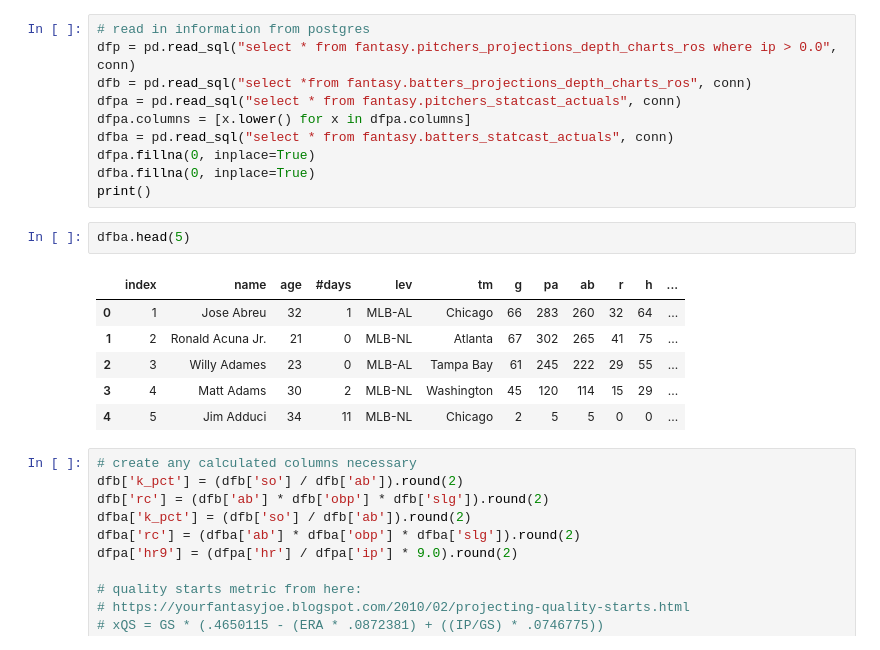
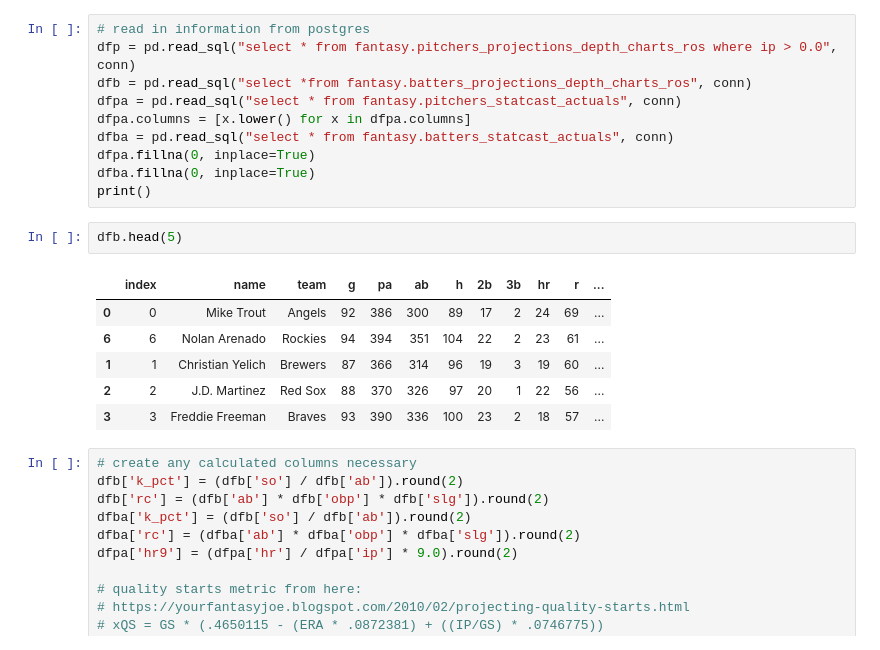
Before and after one commit to zmsy/notebooks, a Jupyter notebook: Player Z-scores.ipynb, the cells around one changed output. Saved outputs shown, nothing was run; the diff lists cells and outputs as text.

```diff
--- a/Player Z-scores.ipynb
+++ b/Player Z-scores.ipynb
@@ -68,14 +68,14 @@ dfpa.fillna(0, inplace=True)
 dfba.fillna(0, inplace=True)
 print()
 # %%
-dfba.head(5)
+dfb.head(5)
 # %% [output]
-|  | index | name | age | #days | lev | tm | g | pa | ab | r | h | ... |
-| 0 | 1 | Jose Abreu | 32 | 1 | MLB-AL | Chicago | 66 | 283 | 260 | 32 | 64 | ... |
-| 1 | 2 | Ronald Acuna Jr. | 21 | 0 | MLB-NL | Atlanta | 67 | 302 | 265 | 41 | 75 | ... |
-| 2 | 3 | Willy Adames | 23 | 0 | MLB-AL | Tampa Bay | 61 | 245 | 222 | 29 | 55 | ... |
-| 3 | 4 | Matt Adams | 30 | 2 | MLB-NL | Washington | 45 | 120 | 114 | 15 | 29 | ... |
-| 4 | 5 | Jim Adduci | 34 | 11 | MLB-NL | Chicago | 2 | 5 | 5 | 0 | 0 | ... |
+|  | index | name | team | g | pa | ab | h | 2b | 3b | hr | r | ... |
+| 0 | 0 | Mike Trout | Angels | 92 | 386 | 300 | 89 | 17 | 2 | 24 | 69 | ... |
+| 6 | 6 | Nolan Arenado | Rockies | 94 | 394 | 351 | 104 | 22 | 2 | 23 | 61 | ... |
+| 1 | 1 | Christian Yelich | Brewers | 87 | 366 | 314 | 96 | 19 | 3 | 19 | 60 | ... |
+| 2 | 2 | J.D. Martinez | Red Sox | 88 | 370 | 326 | 97 | 20 | 1 | 22 | 56 | ... |
+| 3 | 3 | Freddie Freeman | Braves | 93 | 390 | 336 | 100 | 23 | 2 | 18 | 57 | ... |
 # %%
 # create any calculated columns necessary
 dfb['k_pct'] = (dfb['so'] / dfb['ab']).round(2)
```
Also changed, not shown: parts of 1 cell of this notebook.
